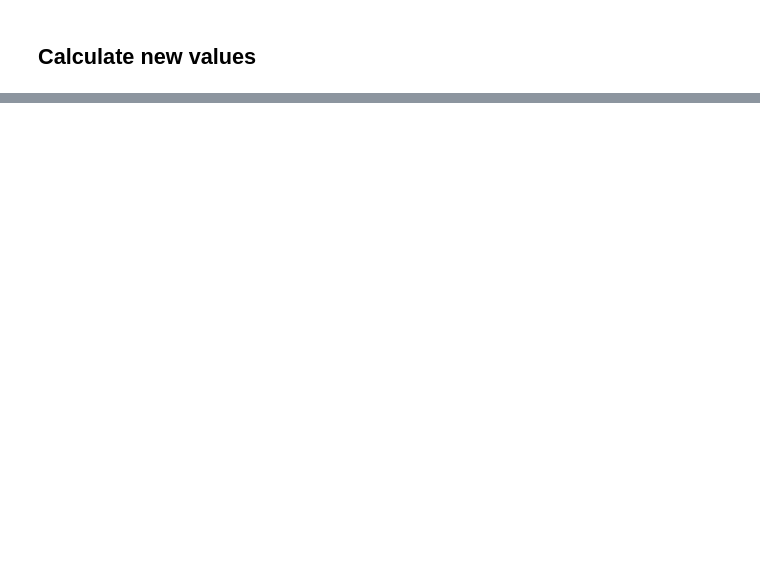
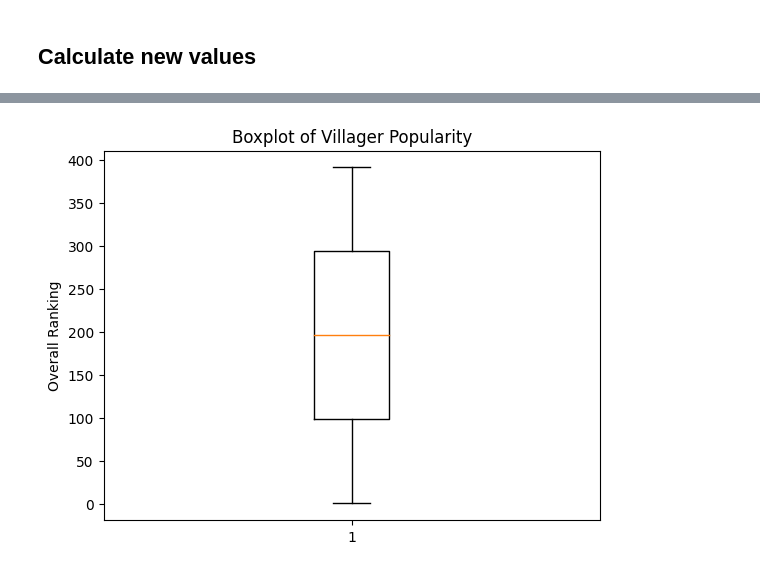
Before and after one commit to slee502/AnimalCrossing_Villager_Popularity, a Jupyter notebook: Villager_Popularity_Analysis.ipynb, the cells around one changed output, grey strips where cells are left out. Cells and saved outputs as stored; diff of their text form; code cells hidden in the pictures; blank space fills up the shorter version.

```diff
--- a/Villager_Popularity_Analysis.ipynb
+++ b/Villager_Popularity_Analysis.ipynb
@@ -387,0 +923,14 @@ memory usage: 64.1+ KB
+# %%
+# Plotting a boxplot for the 'Overall_Ranking' column.
+# This plot provides a summary of the statistical distribution of the overall rankings of the villagers.
+# The box represents the interquartile range (IQR), which contains the middle 50% of the data (from the 25th percentile to the 75th percentile).
+# The line inside the box represents the median (50th percentile) of the data.
+# The whiskers extend from the box to the minimum and maximum values within 1.5 times the IQR.
+# Any points outside of this range are considered outliers and are represented as individual points.
+# This plot can help us understand the spread and skewness of the overall rankings, as well as identify any potential outliers.
+plt.boxplot(final_merged_df['Overall_Ranking'])
+plt.ylabel('Overall Ranking')
+plt.title('Boxplot of Villager Popularity')
+plt.show()
+# %% [output]
+[figure, added]
```
Also changed, not shown: parts of 60 cells of this notebook.
